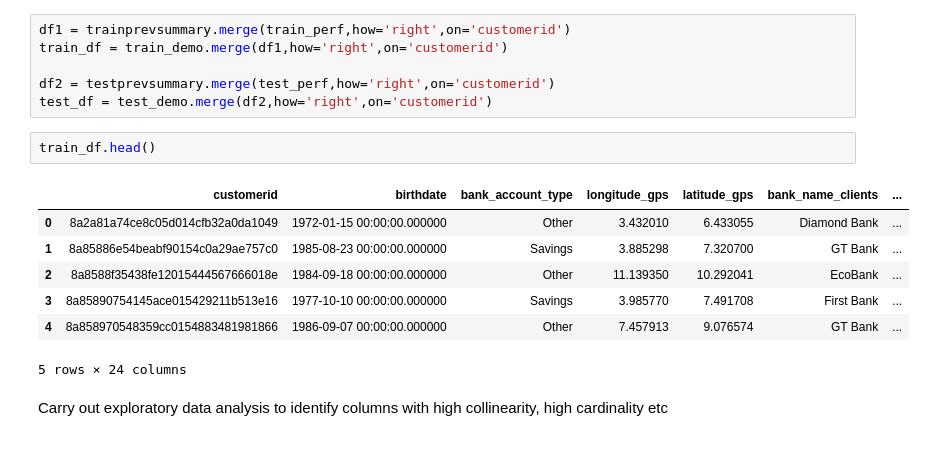
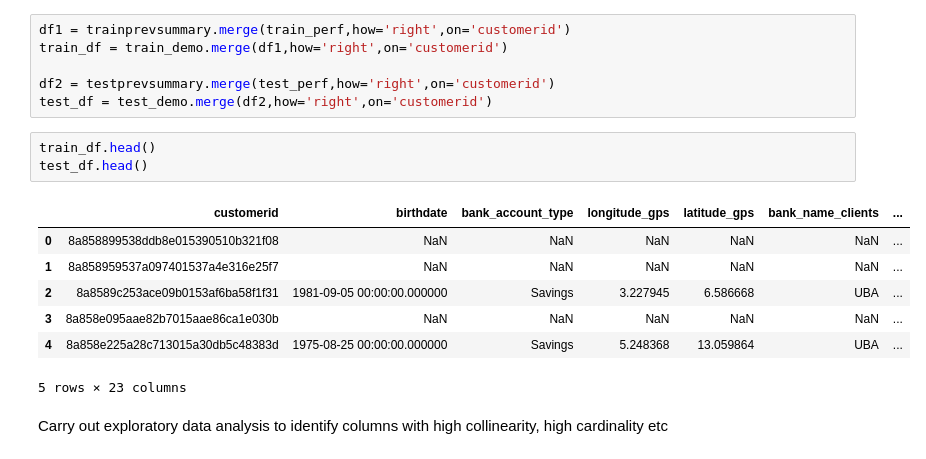
Before and after one commit to Maryann-01/Loan-Prediction, a Jupyter notebook: Loan_Default_Prediction.ipynb, the cells around one changed output. Cells and saved outputs as stored; diff of their text form.

```diff
--- a/Loan_Default_Prediction.ipynb
+++ b/Loan_Default_Prediction.ipynb
@@ -136,14 +142,15 @@ df2 = testprevsummary.merge(test_perf,how='right',on='customerid')
 test_df = test_demo.merge(df2,how='right',on='customerid')
 # %%
 train_df.head()
+test_df.head()
 # %% [output]
 |  | customerid | birthdate | bank_account_type | longitude_gps | latitude_gps | bank_name_clients | ... |
-| 0 | 8a2a81a74ce8c05d014cfb32a0da1049 | 1972-01-15 00:00:00.000000 | Other | 3.432010 | 6.433055 | Diamond Bank | ... |
-| 1 | 8a85886e54beabf90154c0a29ae757c0 | 1985-08-23 00:00:00.000000 | Savings | 3.885298 | 7.320700 | GT Bank | ... |
-| 2 | 8a8588f35438fe12015444567666018e | 1984-09-18 00:00:00.000000 | Other | 11.139350 | 10.292041 | EcoBank | ... |
-| 3 | 8a85890754145ace015429211b513e16 | 1977-10-10 00:00:00.000000 | Savings | 3.985770 | 7.491708 | First Bank | ... |
-| 4 | 8a858970548359cc0154883481981866 | 1986-09-07 00:00:00.000000 | Other | 7.457913 | 9.076574 | GT Bank | ... |
+| 0 | 8a858899538ddb8e015390510b321f08 | NaN | NaN | NaN | NaN | NaN | ... |
+| 1 | 8a858959537a097401537a4e316e25f7 | NaN | NaN | NaN | NaN | NaN | ... |
+| 2 | 8a8589c253ace09b0153af6ba58f1f31 | 1981-09-05 00:00:00.000000 | Savings | 3.227945 | 6.586668 | UBA | ... |
+| 3 | 8a858e095aae82b7015aae86ca1e030b | NaN | NaN | NaN | NaN | NaN | ... |
+| 4 | 8a858e225a28c713015a30db5c48383d | 1975-08-25 00:00:00.000000 | Savings | 5.248368 | 13.059864 | UBA | ... |
-5 rows × 24 columns
+5 rows × 23 columns
 # %% [markdown]
 Carry out exploratory data analysis to identify columns with high collinearity, high cardinality etc
 # %%
```
Also changed, not shown: parts of 27 cells of this notebook, 1 other file.
